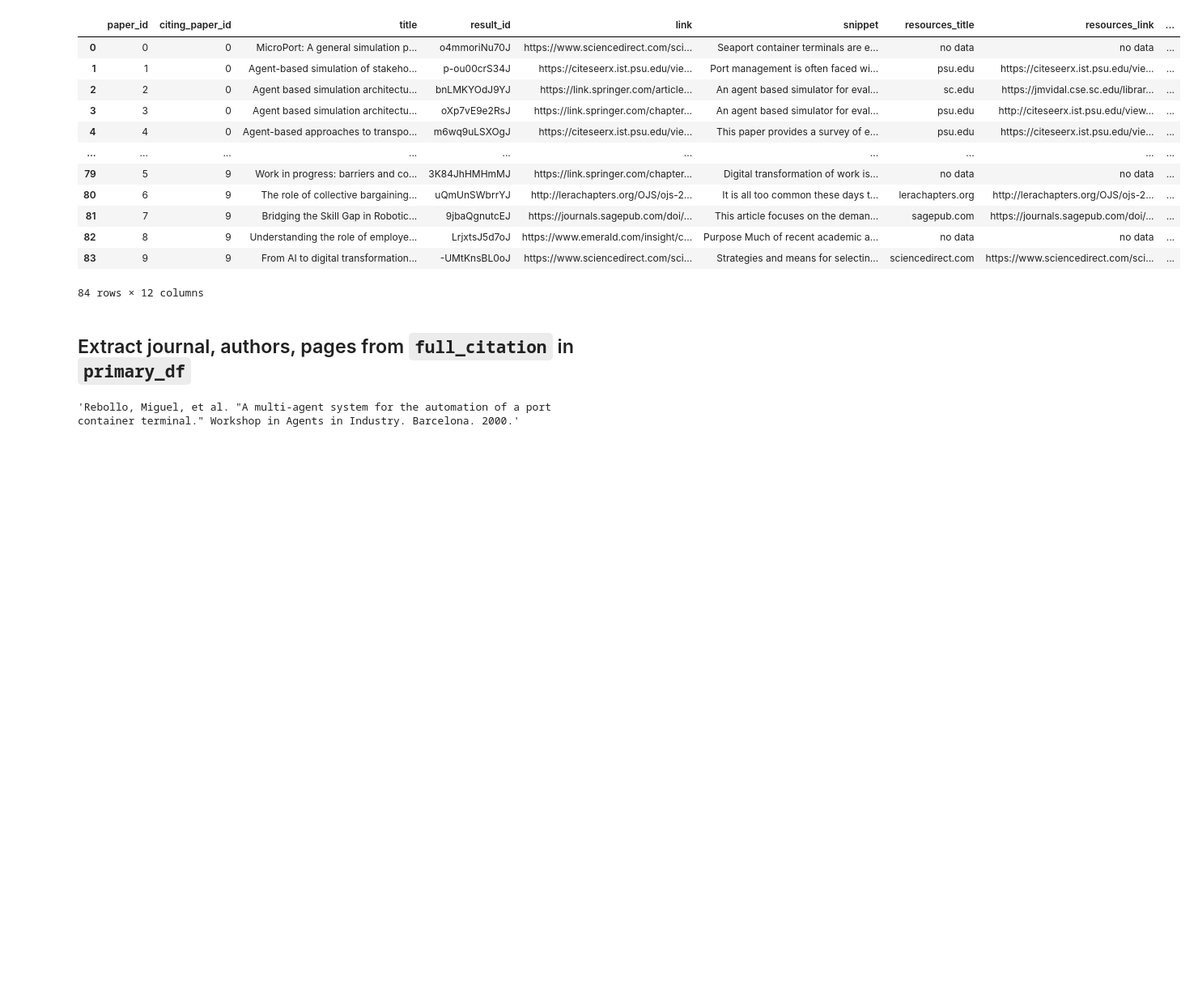
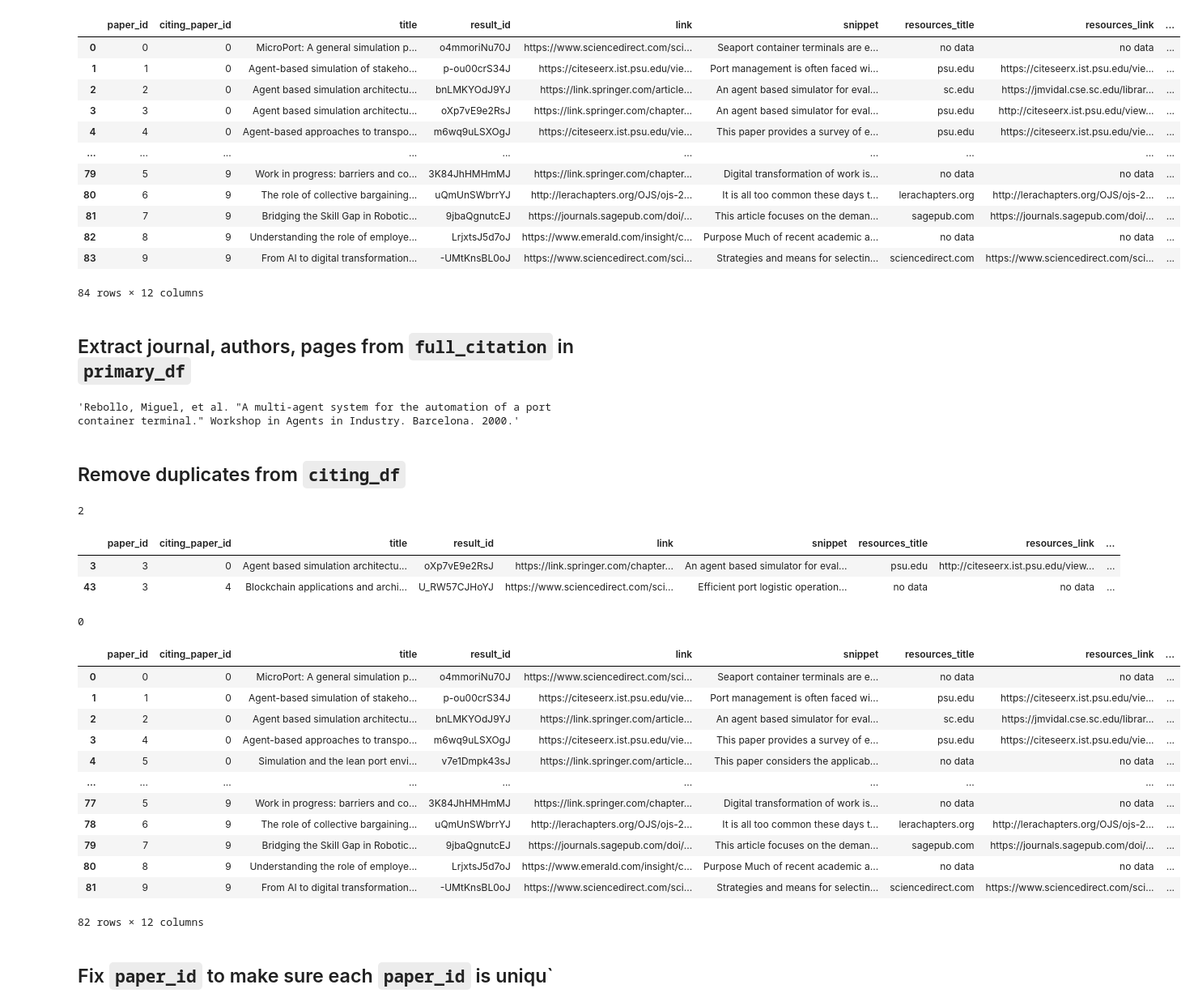
Before and after one commit to jhupiterz/research-analytics, a Jupyter notebook: Notebooks/data_viz_julie.ipynb, the cells around one changed output. Shown: that part at 81% size. Saved outputs shown, nothing was run; the diff lists cells and outputs as text; code cells hidden in the pictures; blank space fills up the shorter version.

```diff
--- a/Notebooks/data_viz_julie.ipynb
+++ b/Notebooks/data_viz_julie.ipynb
@@ -71,0 +89,42 @@ primary_df.full_citation[0]
+# %% [markdown]
+## Remove duplicates from `citing_df`
+# %%
+# Two papers appear twice, most probably due to different sources
+citing_df['title'].duplicated().sum()
+# %% [output]
+2
+# %%
+# These two papers appear twice in citing_df
+citing_df.loc[citing_df['title'].duplicated()]
+# %% [output]
+|  | paper_id | citing_paper_id | title | result_id | link | snippet | resources_title | resources_link | ... |
+| 3 | 3 | 0 | Agent based simulation architectu... | oXp7vE9e2RsJ | https://link.springer.com/chapter... | An agent based simulator for eval... | psu.edu | http://citeseerx.ist.psu.edu/view... | ... |
+| 43 | 3 | 4 | Blockchain applications and archi... | U_RW57CJHoYJ | https://www.sciencedirect.com/sci... | Efficient port logistic operation... | no data | no data | ... |
+# %%
+# Let's drop them
+citing_df.drop(axis=0, index=[3, 43], inplace=True)
+# %%
+# Check that the duplicate papers have been removed OK
+citing_df['title'].duplicated().sum()
+# %% [output]
+0
+# %%
+citing_df.reset_index(drop=True, inplace=True)
+# %%
+citing_df
+# %% [output]
+|  | paper_id | citing_paper_id | title | result_id | link | snippet | resources_title | resources_link | ... |
+| 0 | 0 | 0 | MicroPort: A general simulation p... | o4mmoriNu70J | https://www.sciencedirect.com/sci... | Seaport container terminals are e... | no data | no data | ... |
+| 1 | 1 | 0 | Agent-based simulation of stakeho... | p-ou00crS34J | https://citeseerx.ist.psu.edu/vie... | Port management is often faced wi... | psu.edu | https://citeseerx.ist.psu.edu/vie... | ... |
+| 2 | 2 | 0 | Agent based simulation architectu... | bnLMKYOdJ9YJ | https://link.springer.com/article... | An agent based simulator for eval... | sc.edu | https://jmvidal.cse.sc.edu/librar... | ... |
+| 3 | 4 | 0 | Agent-based approaches to transpo... | m6wq9uLSXOgJ | https://citeseerx.ist.psu.edu/vie... | This paper provides a survey of e... | psu.edu | https://citeseerx.ist.psu.edu/vie... | ... |
+| 4 | 5 | 0 | Simulation and the lean port envi... | v7e1Dmpk43sJ | https://link.springer.com/article... | This paper considers the applicab... | no data | no data | ... |
+| ... | ... | ... | ... | ... | ... | ... | ... | ... | ... |
+| 77 | 5 | 9 | Work in progress: barriers and co... | 3K84JhHMHmMJ | https://link.springer.com/chapter... | Digital transformation of work is... | no data | no data | ... |
+| 78 | 6 | 9 | The role of collective bargaining... | uQmUnSWbrrYJ | http://lerachapters.org/OJS/ojs-2... | It is all too common these days t... | lerachapters.org | http://lerachapters.org/OJS/ojs-2... | ... |
+| 79 | 7 | 9 | Bridging the Skill Gap in Robotic... | 9jbaQgnutcEJ | https://journals.sagepub.com/doi/... | This article focuses on the deman... | sagepub.com | https://journals.sagepub.com/doi/... | ... |
+| 80 | 8 | 9 | Understanding the role of employe... | LrjxtsJ5d7oJ | https://www.emerald.com/insight/c... | Purpose Much of recent academic a... | no data | no data | ... |
+| 81 | 9 | 9 | From AI to digital transformation... | -UMtKnsBL0oJ | https://www.sciencedirect.com/sci... | Strategies and means for selectin... | sciencedirect.com | https://www.sciencedirect.com/sci... | ... |
+82 rows × 12 columns
+# %% [markdown]
+## Fix `paper_id` to make sure each `paper_id` is uniqu`
```
Also changed, not shown: parts of 14 cells of this notebook, 3 other files.
